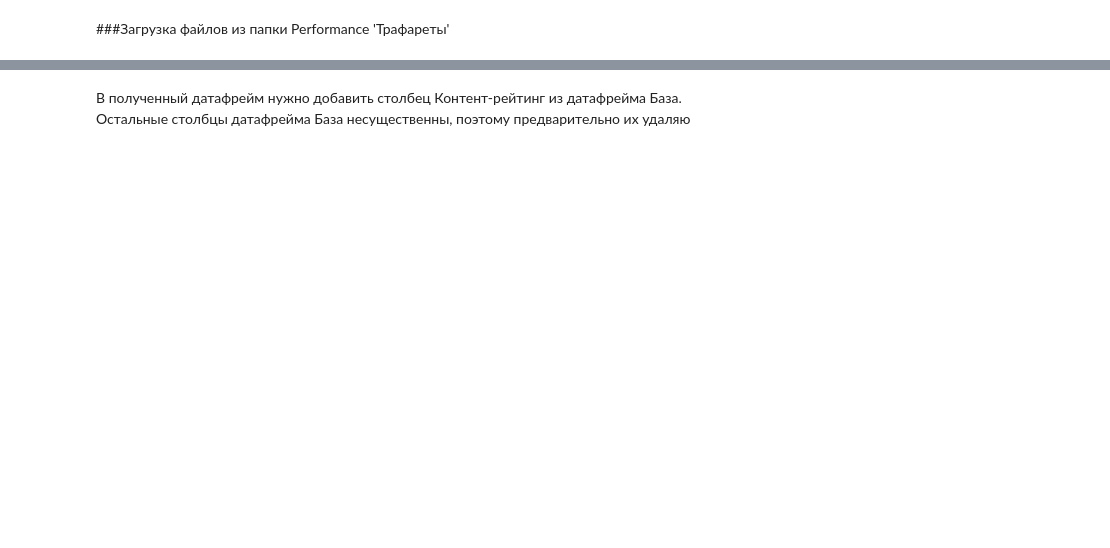
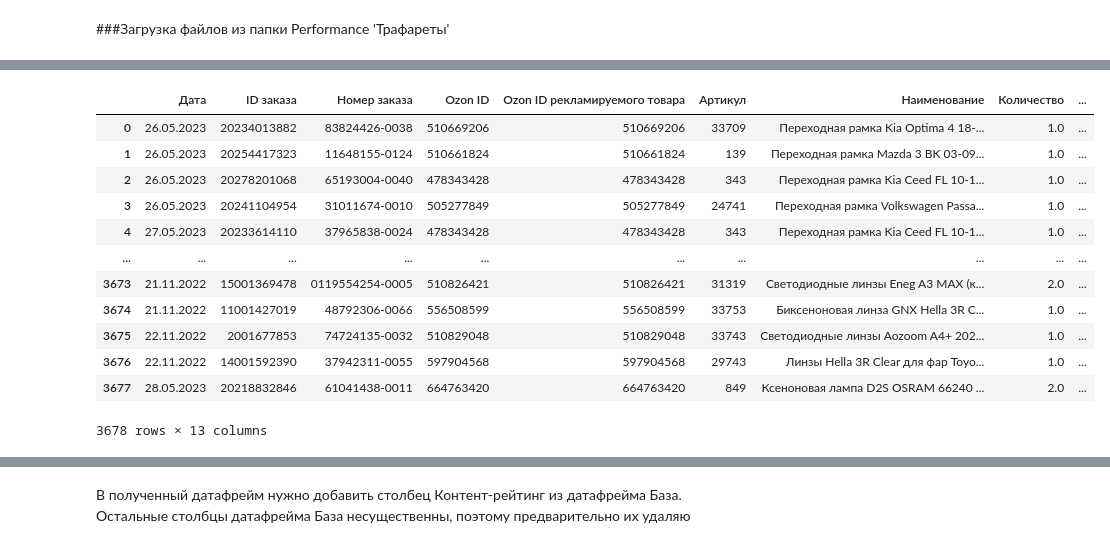
Before and after one commit to Untick/Marketplaces, a Jupyter notebook: Domoscanova Irina/AI_стажировка_Ingate_1_1_2.ipynb, the cells around one changed output, grey strips where cells are left out. Cells and saved outputs as stored; diff of their text form; code cells hidden in the pictures; blank space fills up the shorter version.

```diff
--- a/Domoscanova Irina/AI_стажировка_Ingate_1_1_2.ipynb
+++ b/Domoscanova Irina/AI_стажировка_Ingate_1_1_2.ipynb
@@ -197,0 +391,29 @@ display(trafarets)
+# %%
+# В получившемся датафрейме осталось несколько проблем:
+# Имеются строки корректировки без привязки к артикулу и дате. Их можно узнать по отрицательному расходу
+# Чтобы иметь возможность отфильтровать данные без корректировок, нужно привести все данные, похожие на числа, в формат float
+
+pvp_col = ['Цена продажи', 'Стоимость, ₽', 'Ставка, %', 'Ставка, ₽', 'Расход, ₽']
+pvp[pvp_col] = pvp[pvp_col].apply(lambda x: x.str.replace(',', '.').astype(float))          # Замена запятых на точки, приведение к Float
+
+pvp.fillna(0, inplace=True)                                               # Замена Nan
+pvp['Ozon ID рекламируемого товара'] = pvp['Ozon ID рекламируемого товара'].astype(int)
+pvp['Количество'] = pvp['Количество'].astype(float)
+
+trafarets.to_csv('/content/drive/MyDrive/AI/Стажировка Прогнозирование продаж на маркетплейсах INGATE/ПВП/outer.csv')    # Запись получившегося датафрейма на диск для быстрого доступа
+
+display(pvp)
+# %% [output]
+|  | Дата | ID заказа | Номер заказа | Ozon ID | Ozon ID рекламируемого товара | Артикул | Наименование | Количество | ... |
+| 0 | 26.05.2023 | 20234013882 | 83824426-0038 | 510669206 | 510669206 | 33709 | Переходная рамка Kia Optima 4 18-... | 1.0 | ... |
+| 1 | 26.05.2023 | 20254417323 | 11648155-0124 | 510661824 | 510661824 | 139 | Переходная рамка Mazda 3 BK 03-09... | 1.0 | ... |
+| 2 | 26.05.2023 | 20278201068 | 65193004-0040 | 478343428 | 478343428 | 343 | Переходная рамка Kia Ceed FL 10-1... | 1.0 | ... |
+| 3 | 26.05.2023 | 20241104954 | 31011674-0010 | 505277849 | 505277849 | 24741 | Переходная рамка Volkswagen Passa... | 1.0 | ... |
+| 4 | 27.05.2023 | 20233614110 | 37965838-0024 | 478343428 | 478343428 | 343 | Переходная рамка Kia Ceed FL 10-1... | 1.0 | ... |
+| ... | ... | ... | ... | ... | ... | ... | ... | ... | ... |
+| 3673 | 21.11.2022 | 15001369478 | 0119554254-0005 | 510826421 | 510826421 | 31319 | Светодиодные линзы Eneg A3 MAX (к... | 2.0 | ... |
+| 3674 | 21.11.2022 | 11001427019 | 48792306-0066 | 556508599 | 556508599 | 33753 | Биксеноновая линза GNX Hella 3R C... | 1.0 | ... |
+| 3675 | 22.11.2022 | 2001677853 | 74724135-0032 | 510829048 | 510829048 | 33743 | Светодиодные линзы Aozoom A4+ 202... | 1.0 | ... |
+| 3676 | 22.11.2022 | 14001592390 | 37942311-0055 | 597904568 | 597904568 | 29743 | Линзы Hella 3R Clear для фар Toyo... | 1.0 | ... |
+| 3677 | 28.05.2023 | 20218832846 | 61041438-0011 | 664763420 | 664763420 | 849 | Ксеноновая лампа D2S OSRAM 66240 ... | 2.0 | ... |
+3678 rows × 13 columns
```
Also changed, not shown: parts of 59 cells of this notebook.
